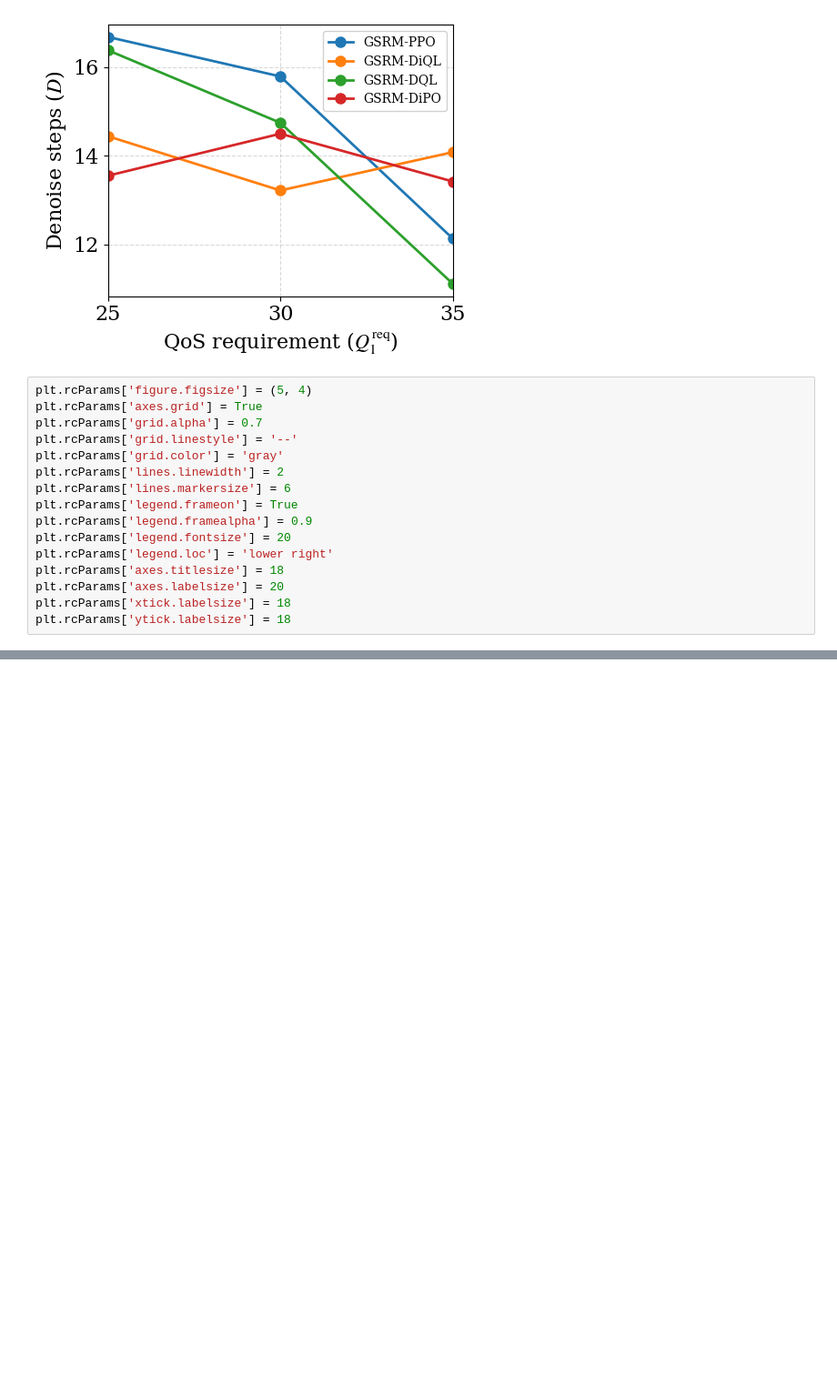
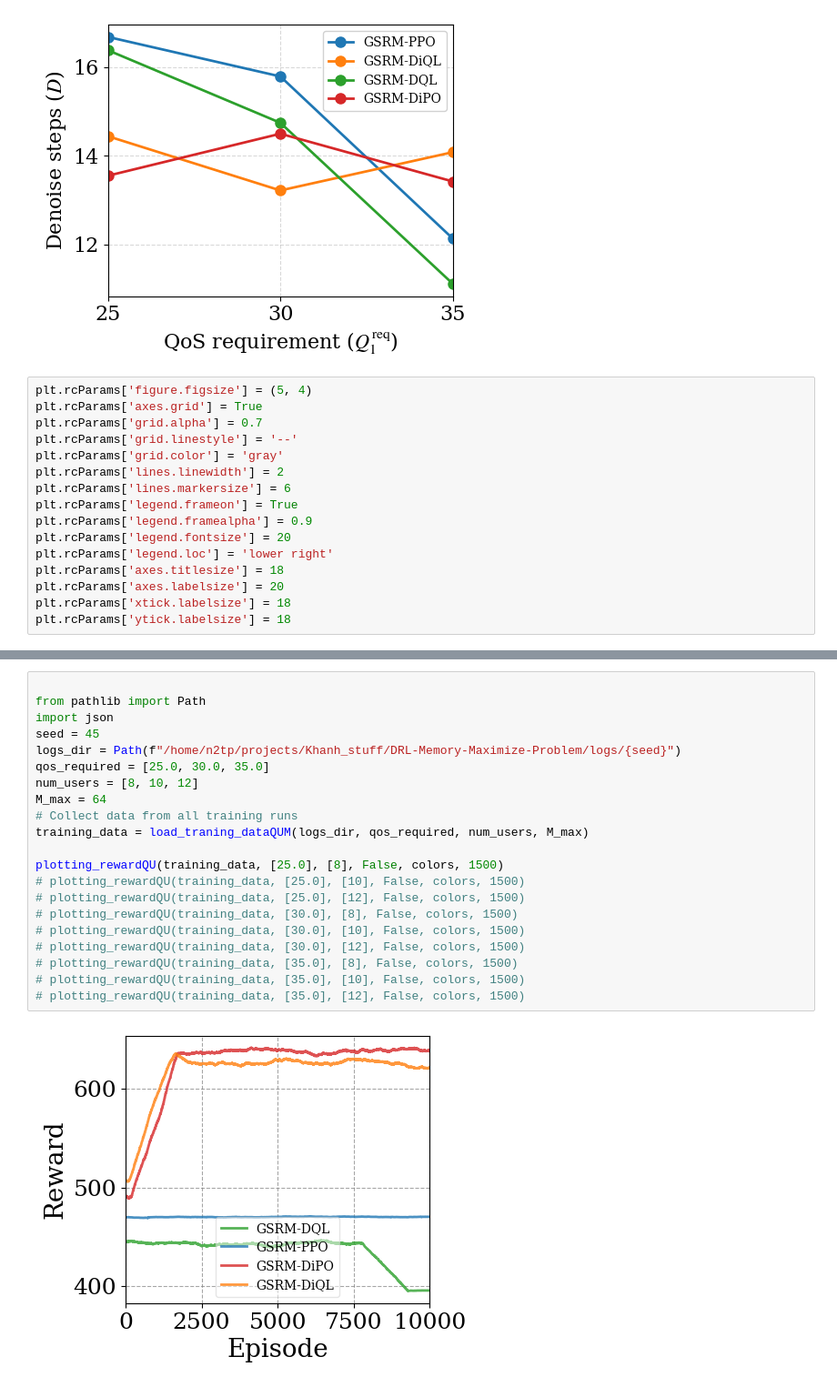
Before and after one commit to qkhanh711/DRL-Memory-Maximize-Problem, a Jupyter notebook: plots/backup_saved_plots/check_results_plot.ipynb, the cells around one changed output, grey strips where cells are left out. Shown at 91% size. Drawn from its saved outputs; the diff is of its cells as text; blank space fills up the shorter version.

```diff
--- a/plots/backup_saved_plots/check_results_plot.ipynb
+++ b/plots/backup_saved_plots/check_results_plot.ipynb
@@ -1092 +1329,24 @@ Loading metrics from: /home/n2tp/projects/Khanh_stuff/DRL-Memory-Maximize-Proble
+# %%
+
+from pathlib import Path
+import json
+seed = 45
+logs_dir = Path(f"/home/n2tp/projects/Khanh_stuff/DRL-Memory-Maximize-Problem/logs/{seed}")
+qos_required = [25.0, 30.0, 35.0]
+num_users = [8, 10, 12]
+M_max = 64
+# Collect data from all training runs
+training_data = load_traning_dataQUM(logs_dir, qos_required, num_users, M_max)
+
+plotting_rewardQU(training_data, [25.0], [8], False, colors, 1500)
+# plotting_rewardQU(training_data, [25.0], [10], False, colors, 1500)
+# plotting_rewardQU(training_data, [25.0], [12], False, colors, 1500)
+# plotting_rewardQU(training_data, [30.0], [8], False, colors, 1500)
+# plotting_rewardQU(training_data, [30.0], [10], False, colors, 1500)
+# plotting_rewardQU(training_data, [30.0], [12], False, colors, 1500)
+# plotting_rewardQU(training_data, [35.0], [8], False, colors, 1500)
+# plotting_rewardQU(training_data, [35.0], [10], False, colors, 1500)
+# plotting_rewardQU(training_data, [35.0], [12], False, colors, 1500)
+# %% [output]
+[figure, added]
 # %%
```
Also changed, not shown: parts of 6 cells of this notebook, 14 other files.
